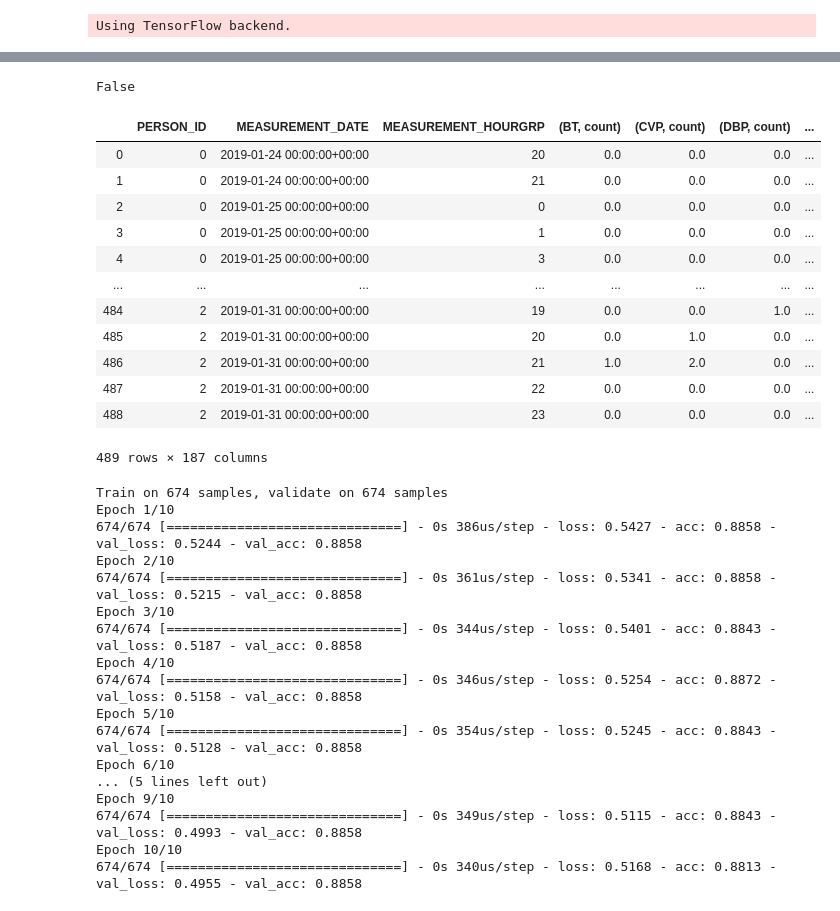
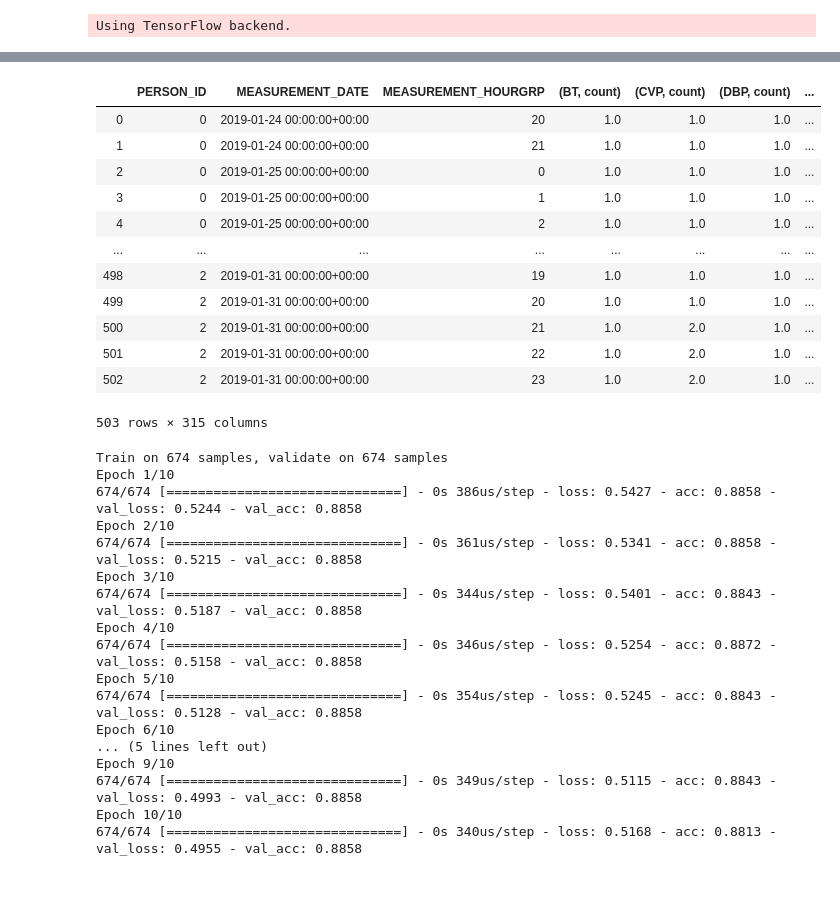
Before and after one commit to linewalks/prism, a Jupyter notebook: docker/src/Untitled.ipynb, the cells around one changed output, grey strips where cells are left out. Drawn from its saved outputs; the diff is of its cells as text; code cells hidden in the pictures.

```diff
--- a/docker/src/Untitled.ipynb
+++ b/docker/src/Untitled.ipynb
@@ -62,26 +62,22 @@ Please use `rate` instead of `keep_prob`. Rate should be set to `rate = 1 - keep
 WARNING:tensorflow:From /home/user/anaconda3/envs/park/lib/python3.7/site-packages/keras/optimizers.py:790: The name tf.train.Optimizer is deprecated. Please use tf.compat.v1.train.Optimizer instead.
 
 WARNING:tensorflow:From /home/user/anaconda3/envs/park/lib/python3.7/site-packages/keras/backend/tensorflow_backend.py:3376: The name tf.log is deprecated. Please use tf.math.log instead.
-# %%
-"adiff"=='\wdiff'
-# %% [output]
-False
-# %%
-pd.DataFrame(data_loader.diffe)
-# %% [output]
-|  | PERSON_ID | MEASUREMENT_DATE | MEASUREMENT_HOURGRP | (BT, count) | (CVP, count) | (DBP, count) | ... |
-| 0 | 0 | 2019-01-24 00:00:00+00:00 | 20 | 0.0 | 0.0 | 0.0 | ... |
-| 1 | 0 | 2019-01-24 00:00:00+00:00 | 21 | 0.0 | 0.0 | 0.0 | ... |
-| 2 | 0 | 2019-01-25 00:00:00+00:00 | 0 | 0.0 | 0.0 | 0.0 | ... |
-| 3 | 0 | 2019-01-25 00:00:00+00:00 | 1 | 0.0 | 0.0 | 0.0 | ... |
-| 4 | 0 | 2019-01-25 00:00:00+00:00 | 3 | 0.0 | 0.0 | 0.0 | ... |
-| ... | ... | ... | ... | ... | ... | ... | ... |
-| 484 | 2 | 2019-01-31 00:00:00+00:00 | 19 | 0.0 | 0.0 | 1.0 | ... |
-| 485 | 2 | 2019-01-31 00:00:00+00:00 | 20 | 0.0 | 1.0 | 0.0 | ... |
-| 486 | 2 | 2019-01-31 00:00:00+00:00 | 21 | 1.0 | 2.0 | 0.0 | ... |
-| 487 | 2 | 2019-01-31 00:00:00+00:00 | 22 | 0.0 | 0.0 | 0.0 | ... |
-| 488 | 2 | 2019-01-31 00:00:00+00:00 | 23 | 0.0 | 0.0 | 0.0 | ... |
-489 rows × 187 columns
+# %%
+data_loader.measure
+# %% [output]
+|  | PERSON_ID | MEASUREMENT_DATE | MEASUREMENT_HOURGRP | (BT, count) | (CVP, count) | (DBP, count) | ... |
+| 0 | 0 | 2019-01-24 00:00:00+00:00 | 20 | 1.0 | 1.0 | 1.0 | ... |
+| 1 | 0 | 2019-01-24 00:00:00+00:00 | 21 | 1.0 | 1.0 | 1.0 | ... |
+| 2 | 0 | 2019-01-25 00:00:00+00:00 | 0 | 1.0 | 1.0 | 1.0 | ... |
+| 3 | 0 | 2019-01-25 00:00:00+00:00 | 1 | 1.0 | 1.0 | 1.0 | ... |
+| 4 | 0 | 2019-01-25 00:00:00+00:00 | 2 | 1.0 | 1.0 | 1.0 | ... |
+| ... | ... | ... | ... | ... | ... | ... | ... |
+| 498 | 2 | 2019-01-31 00:00:00+00:00 | 19 | 1.0 | 1.0 | 1.0 | ... |
+| 499 | 2 | 2019-01-31 00:00:00+00:00 | 20 | 1.0 | 1.0 | 1.0 | ... |
+| 500 | 2 | 2019-01-31 00:00:00+00:00 | 21 | 1.0 | 2.0 | 1.0 | ... |
+| 501 | 2 | 2019-01-31 00:00:00+00:00 | 22 | 1.0 | 2.0 | 1.0 | ... |
+| 502 | 2 | 2019-01-31 00:00:00+00:00 | 23 | 1.0 | 2.0 | 1.0 | ... |
+503 rows × 315 columns
 # %%
 from keras.optimizers import RMSprop, adam
 from keras.callbacks import History
```
Also changed, not shown: parts of 1 cell of this notebook, 2 other files.
